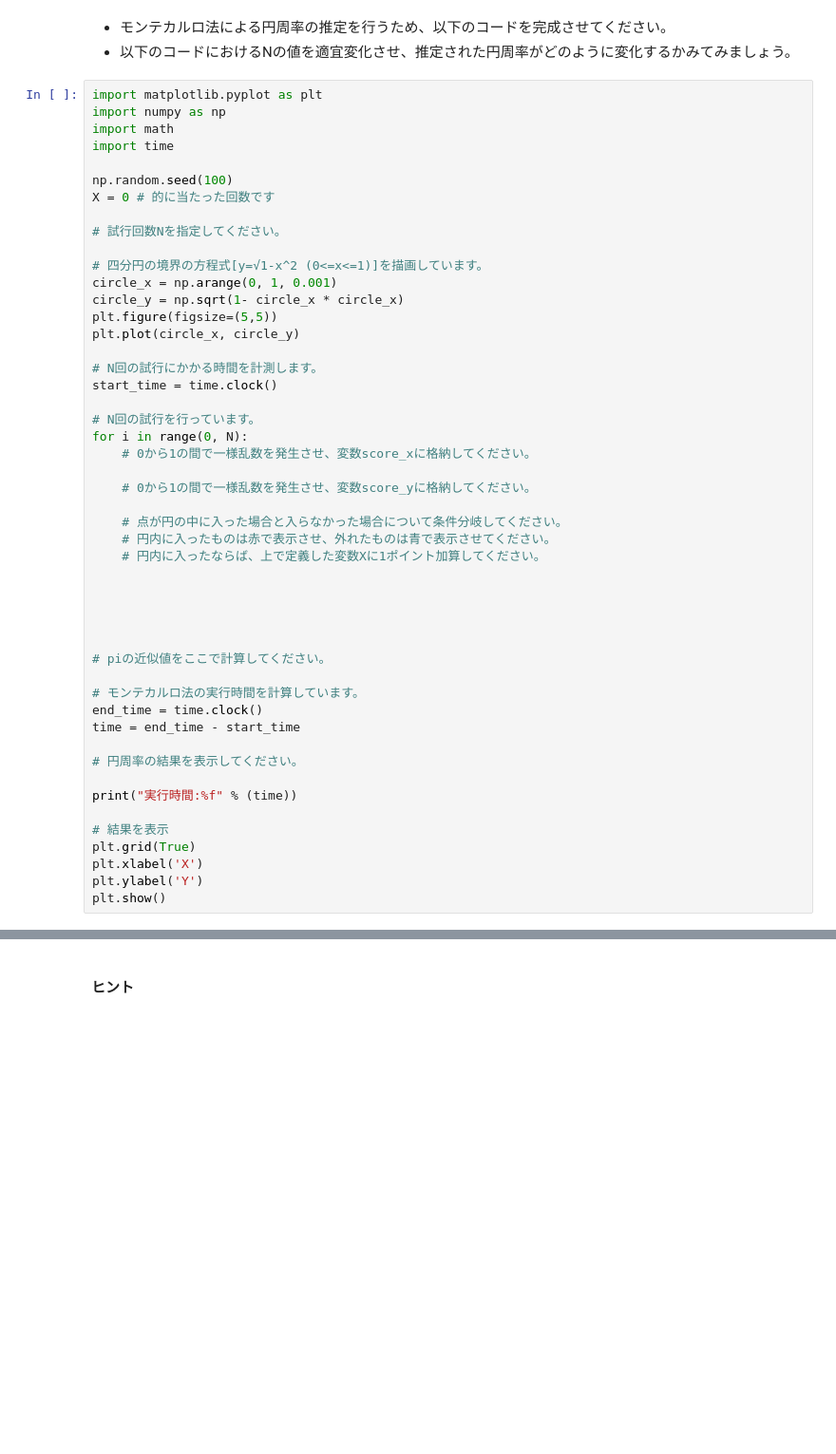
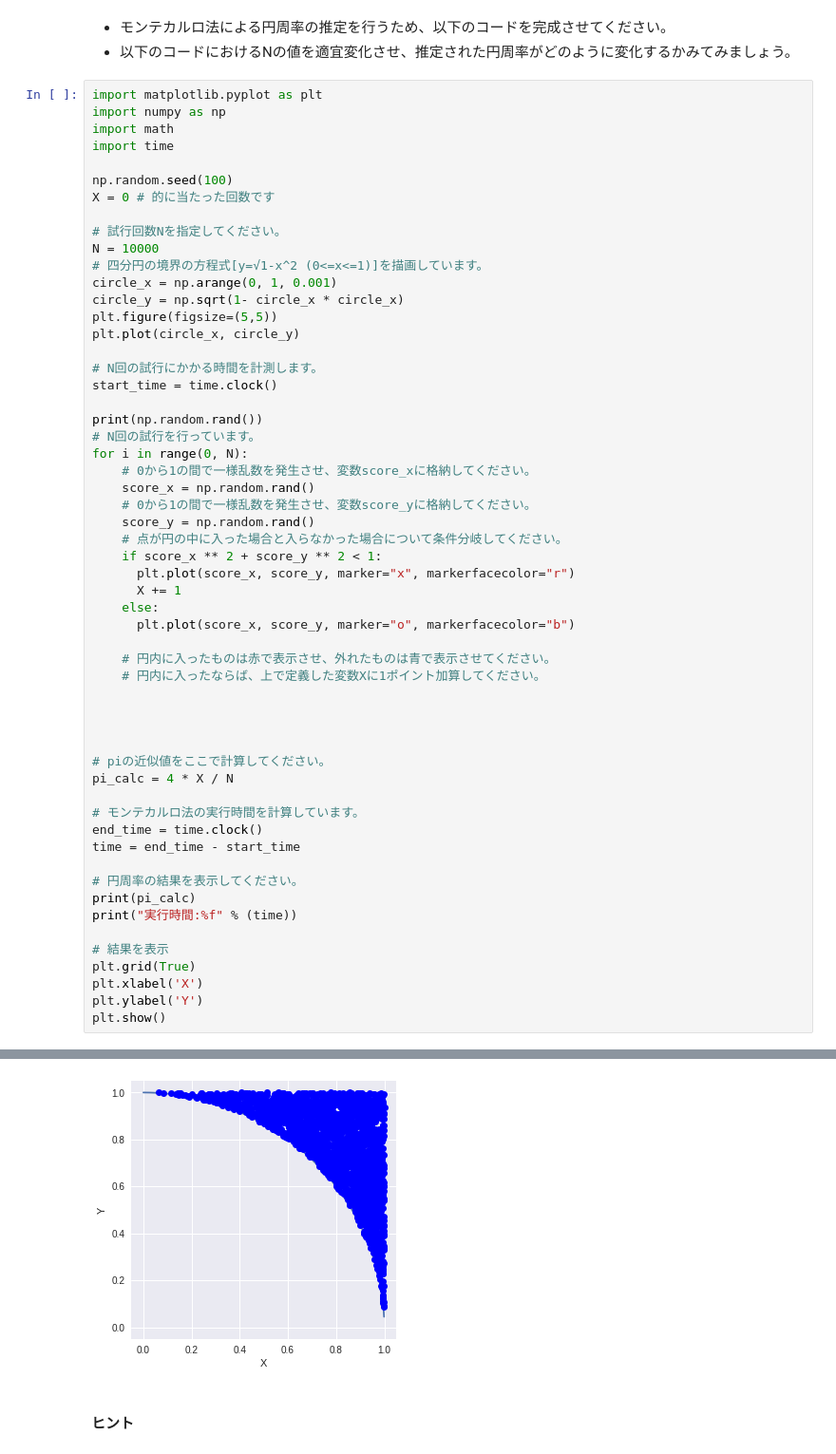
Before and after one commit to Eigo-Mt-Fuji/aiml-training, a Jupyter notebook: 4040_data_visualization/総合添削問題.ipynb, the cells around one changed output, grey strips where cells are left out. Shown: that part at 95% size. Cells and saved outputs as stored; diff of their text form; blank space fills up the shorter version.

```diff
--- a/4040_data_visualization/総合添削問題.ipynb
+++ b/4040_data_visualization/総合添削問題.ipynb
@@ -23,7 +23,7 @@ np.random.seed(100)
 X = 0 # 的に当たった回数です
 
 # 試行回数Nを指定してください。
-
+N = 10000
 # 四分円の境界の方程式[y=√1-x^2 (0<=x<=1)]を描画しています。
 circle_x = np.arange(0, 1, 0.001)
 circle_y = np.sqrt(1- circle_x * circle_x)
@@ -33,28 +33,35 @@ plt.plot(circle_x, circle_y)
 # N回の試行にかかる時間を計測します。
 start_time = time.clock()
 
+print(np.random.rand())
 # N回の試行を行っています。
 for i in range(0, N):
     # 0から1の間で一様乱数を発生させ、変数score_xに格納してください。
+    score_x = np.random.rand()
+    # 0から1の間で一様乱数を発生させ、変数score_yに格納してください。
+    score_y = np.random.rand()
+    # 点が円の中に入った場合と入らなかった場合について条件分岐してください。
+    if score_x ** 2 + score_y ** 2 < 1:
+      plt.plot(score_x, score_y, marker="x", markerfacecolor="r")
+      X += 1
+    else:
+      plt.plot(score_x, score_y, marker="o", markerfacecolor="b")
 
-    # 0から1の間で一様乱数を発生させ、変数score_yに格納してください。
-
-    # 点が円の中に入った場合と入らなかった場合について条件分岐してください。
     # 円内に入ったものは赤で表示させ、外れたものは青で表示させてください。
     # 円内に入ったならば、上で定義した変数Xに1ポイント加算してください。
 
 
 
 
-
 # piの近似値をここで計算してください。
+pi_calc = 4 * X / N
 
 # モンテカルロ法の実行時間を計算しています。
 end_time = time.clock()
 time = end_time - start_time
 
 # 円周率の結果を表示してください。
-
+print(pi_calc)
 print("実行時間:%f" % (time))
 
 # 結果を表示
@@ -62,3 +69,4 @@ plt.grid(True)
 plt.xlabel('X')
 plt.ylabel('Y')
 plt.show()
+# %% [output]
@@ -65,3 +76,4 @@ plt.show()
+[figure, added]
 # %% [markdown]
 #### ヒント
 # %% [markdown]
```
Also changed, not shown: parts of 1 cell of this notebook.
